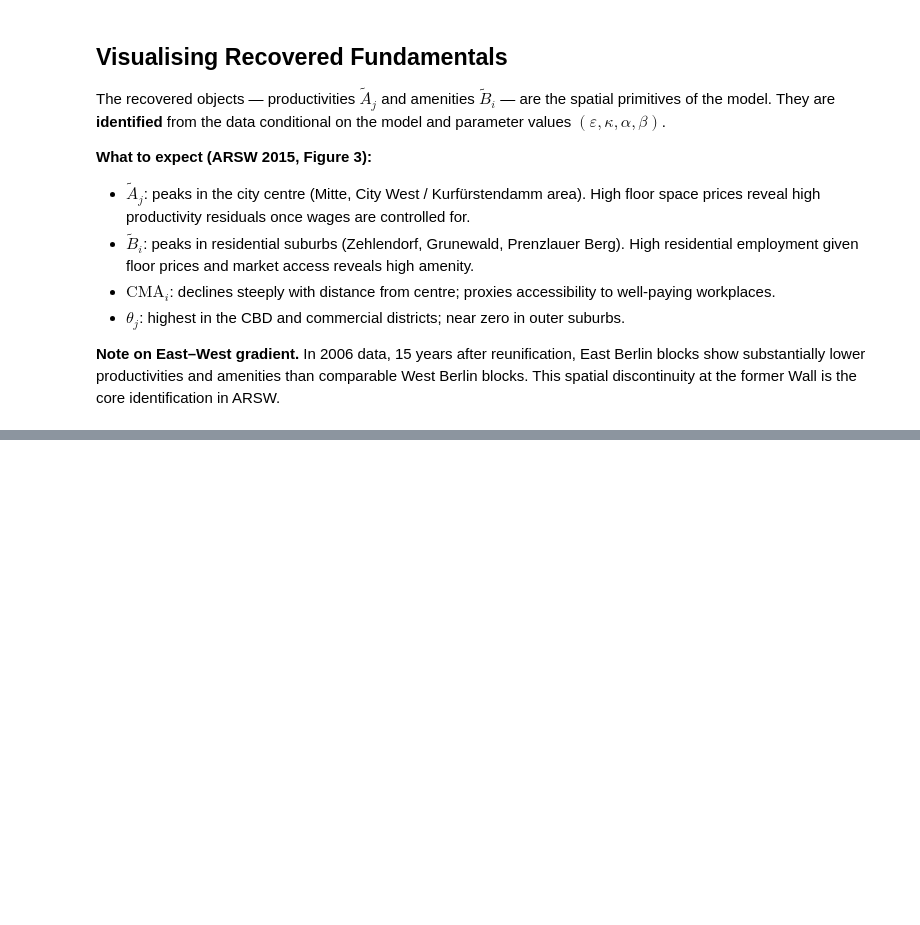
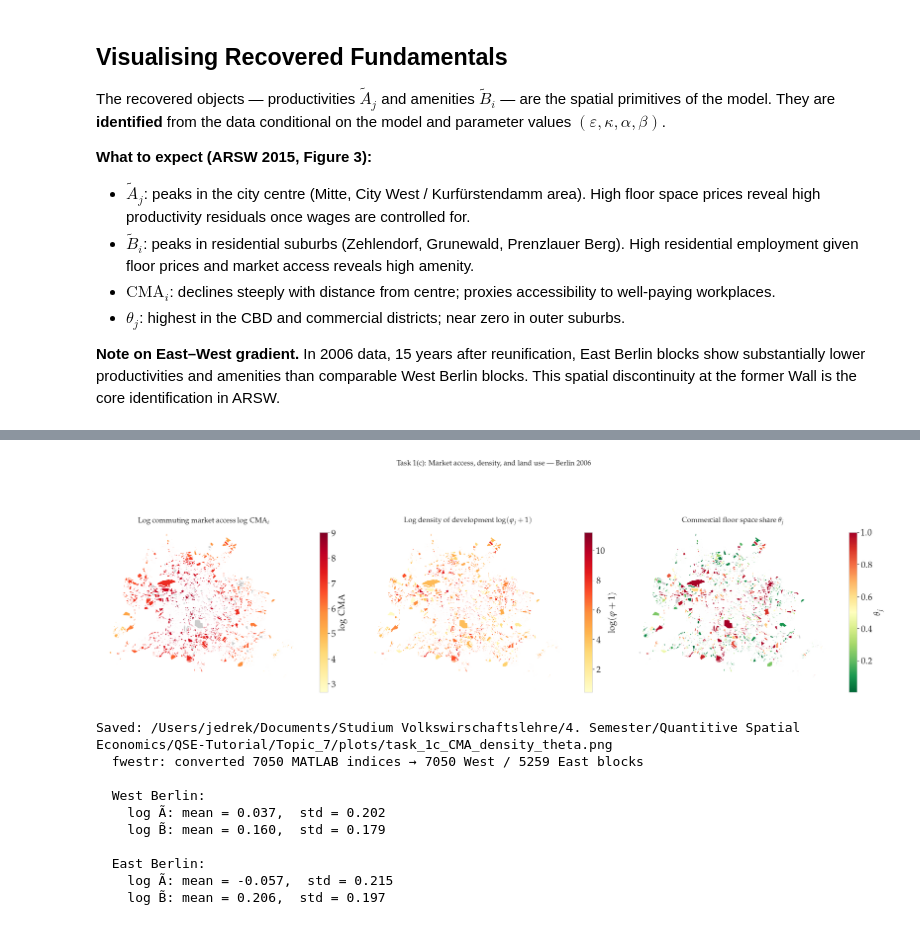
Before and after one commit to jendrkk/QSE-Tutorial, a Jupyter notebook: Topic_7/task_1c.ipynb, the cells around one changed output, grey strips where cells are left out. Drawn from its saved outputs; the diff is of its cells as text; code cells hidden in the pictures; blank space fills up the shorter version.

```diff
--- a/Topic_7/task_1c.ipynb
+++ b/Topic_7/task_1c.ipynb
@@ -449,36 +508,72 @@ for ax, (col, title, cmap, label) in zip(axes, specs):
         legend=True,
         missing_kwds={"color": "#cccccc", "label": "No data"},
         legend_kwds={"label": label, "shrink": 0.65, "orientation": "vertical"},
     )
     ax.set_title(title, pad=6, fontsize=13)
     ax.set_axis_off()
 
 plt.suptitle(
     r"Task 1(c): Market access, density, and land use — Berlin 2006",
     fontsize=13, y=1.01,
 )
 plt.tight_layout()
 
 save_path = PLOT_ROOT / "task_1c_CMA_density_theta.png"
 fig.savefig(save_path, dpi=300, bbox_inches="tight")
 plt.show()
 print(f"Saved: {save_path}")
 
 # ── West vs East comparison (if fwestr available) ─────────────────────────────
-if fwestr is not None and fwestr.any():
-    fwestr_bool = fwestr.astype(bool)
-    for label, mask in [("West Berlin", fwestr_bool), ("East Berlin", ~fwestr_bool)]:
+# Rebuild fwestr as a proper boolean mask of length nobs06.
+# In prepdata_big_TD, fwestr is stored as a MATLAB 1-based index vector
+# (7050 integers pointing into the 12309-block dataset). data_loaders
+# converts it with .astype(bool), producing a 7050-element all-True array.
+# We reload the raw values here to recover the original index information.
+_td_raw_fw = sio.loadmat(str(MAT_PATH_TD), squeeze_me=True)
+_fw_raw = _td_raw_fw.get("fwestr", None)
+
+fwestr_full = None
+_fw_flat = np.array([])
+if _fw_raw is not None:
+    _fw_flat = np.squeeze(np.asarray(_fw_raw, dtype=float))
+    if len(_fw_flat) == NOBS06:
+        # Already a full-length boolean mask (stored as logical in MATLAB)
+        fwestr_full = _fw_flat.astype(bool)
+    elif len(_fw_flat) < NOBS06:
+        # MATLAB 1-based index vector → Python 0-based boolean mask
+        fwestr_full = np.zeros(NOBS06, dtype=bool)
+        _idx = _fw_flat.astype(int) - 1          # convert to 0-based
+        _valid = (_idx >= 0) & (_idx < NOBS06)
+        fwestr_full[_idx[_valid]] = True
+        print(f"  fwestr: converted {len(_fw_flat)} MATLAB indices → "
+              f"{fwestr_full.sum()} West / {(~fwestr_full).sum()} East blocks")
+del _td_raw_fw, _fw_raw, _fw_flat
+
+if fwestr_full is not None:
+    for label, mask in [("West Berlin", fwestr_full), ("East Berlin", ~fwestr_full)]:
         A_sub = results_1c["A06"][mask]
         B_sub = results_1c["B06"][mask]
         pos_A = A_sub[A_sub > 0]
         pos_B = B_sub[B_sub > 0]
         print(f"\n  {label}:")
         if len(pos_A) > 0:
             print(f"    log Ã: mean = {np.log(pos_A).mean():.3f},  "
                   f"std = {np.log(pos_A).std():.3f}")
         if len(pos_B) > 0:
             print(f"    log B̃: mean = {np.log(pos_B).mean():.3f},  "
                   f"std = {np.log(pos_B).std():.3f}")
+# %% [output]
+[figure, added]
+Saved: /Users/jedrek/Documents/Studium Volkswirschaftslehre/4. Semester/Quantitive Spatial Economics/QSE-Tutorial/Topic_7/plots/task_1c_CMA_density_theta.png
+  fwestr: converted 7050 MATLAB indices → 7050 West / 5259 East blocks
+
+  West Berlin:
+    log Ã: mean = 0.037,  std = 0.202
+    log B̃: mean = 0.160,  std = 0.179
+
+  East Berlin:
+    log Ã: mean = -0.057,  std = 0.215
+    log B̃: mean = 0.206,  std = 0.197
 # %%
 A06    = results_1c["A06"]
 B06    = results_1c["B06"]
```
Also changed, not shown: parts of 6 cells of this notebook, 7 other files.
